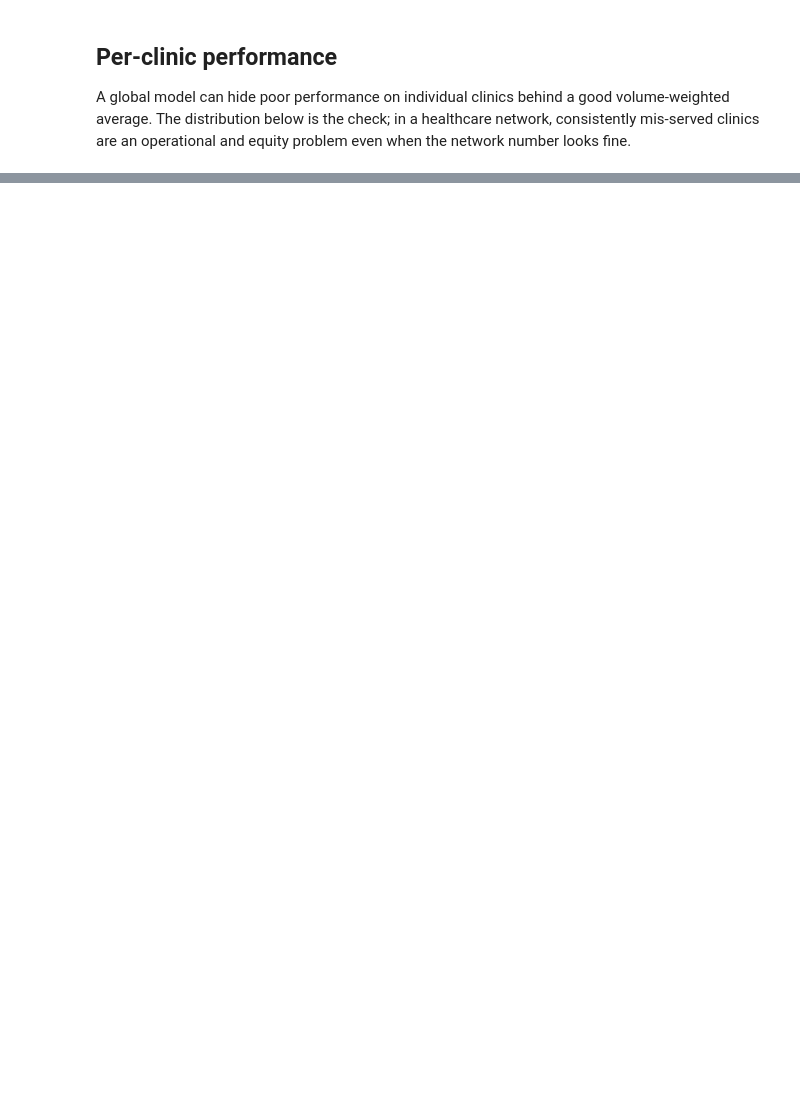
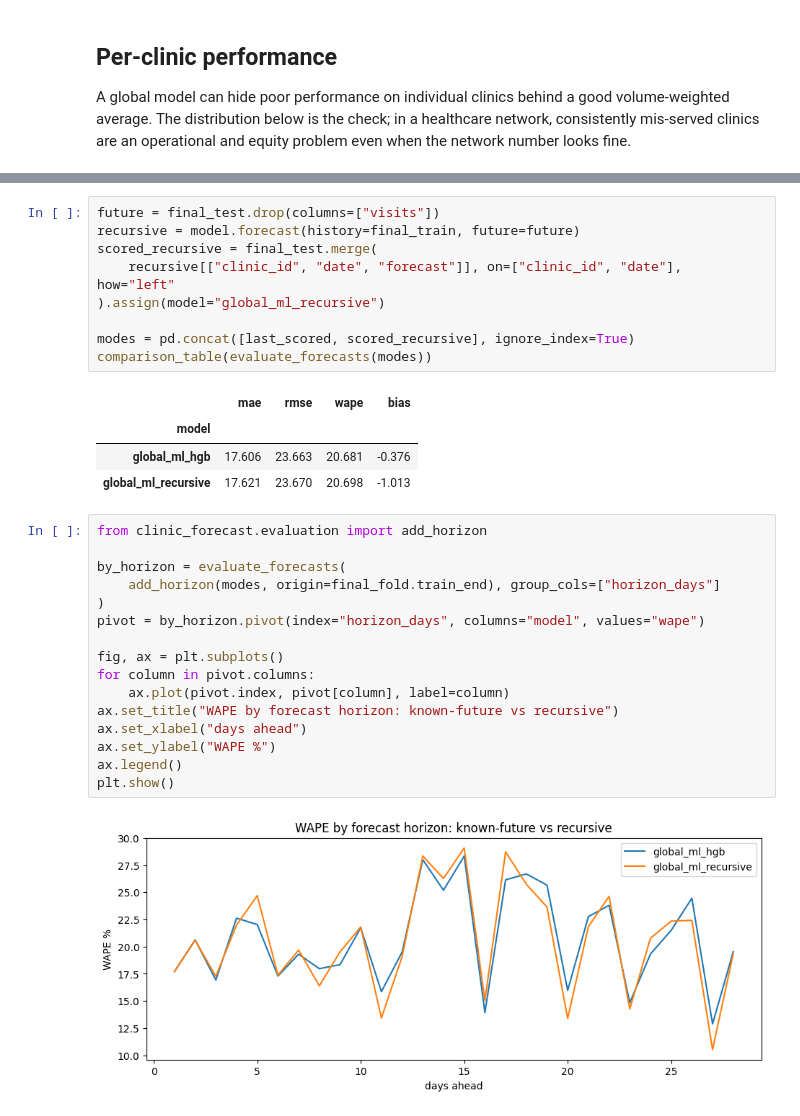
Before and after one commit to DiogoRibeiro7/clinic-forecasting-platform, a Jupyter notebook: notebooks/04_global_ml_forecaster_xgboost_style.ipynb, the cells around one changed output, grey strips where cells are left out. Drawn from its saved outputs; the diff is of its cells as text; blank space fills up the shorter version.

```diff
--- a/notebooks/04_global_ml_forecaster_xgboost_style.ipynb
+++ b/notebooks/04_global_ml_forecaster_xgboost_style.ipynb
@@ -229,0 +278,32 @@ error, not be a flat percentage.
+# %%
+future = final_test.drop(columns=["visits"])
+recursive = model.forecast(history=final_train, future=future)
+scored_recursive = final_test.merge(
+    recursive[["clinic_id", "date", "forecast"]], on=["clinic_id", "date"], how="left"
+).assign(model="global_ml_recursive")
+
+modes = pd.concat([last_scored, scored_recursive], ignore_index=True)
+comparison_table(evaluate_forecasts(modes))
+# %% [output]
+|  | mae | rmse | wape | bias |
+| model |  |  |  |  |
+| global_ml_hgb | 17.606 | 23.663 | 20.681 | -0.376 |
+| global_ml_recursive | 17.621 | 23.670 | 20.698 | -1.013 |
+# %%
+from clinic_forecast.evaluation import add_horizon
+
+by_horizon = evaluate_forecasts(
+    add_horizon(modes, origin=final_fold.train_end), group_cols=["horizon_days"]
+)
+pivot = by_horizon.pivot(index="horizon_days", columns="model", values="wape")
+
+fig, ax = plt.subplots()
+for column in pivot.columns:
+    ax.plot(pivot.index, pivot[column], label=column)
+ax.set_title("WAPE by forecast horizon: known-future vs recursive")
+ax.set_xlabel("days ahead")
+ax.set_ylabel("WAPE %")
+ax.legend()
+plt.show()
+# %% [output]
+[figure, added]
```
Also changed, not shown: parts of 27 cells of this notebook, 5 other files.
